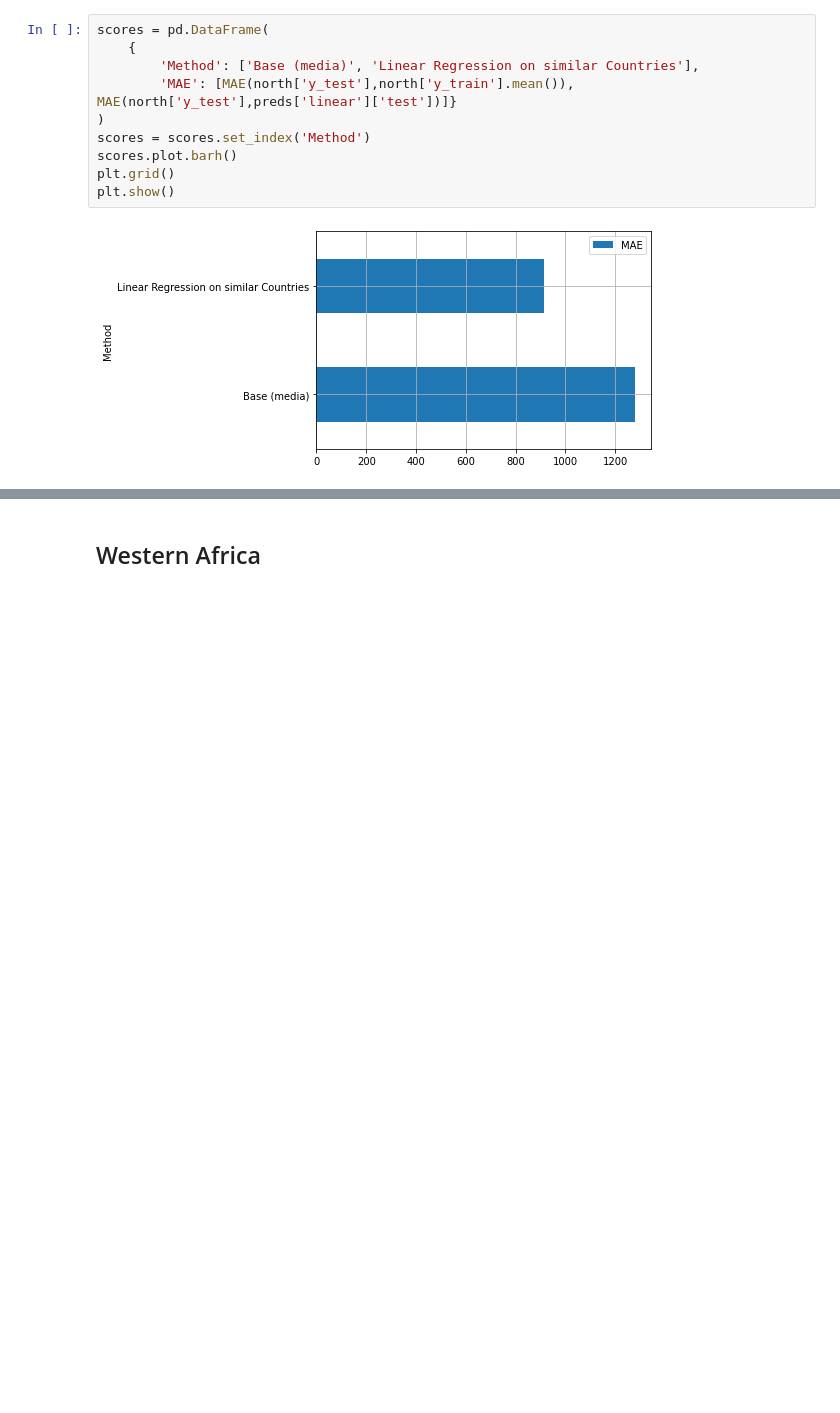
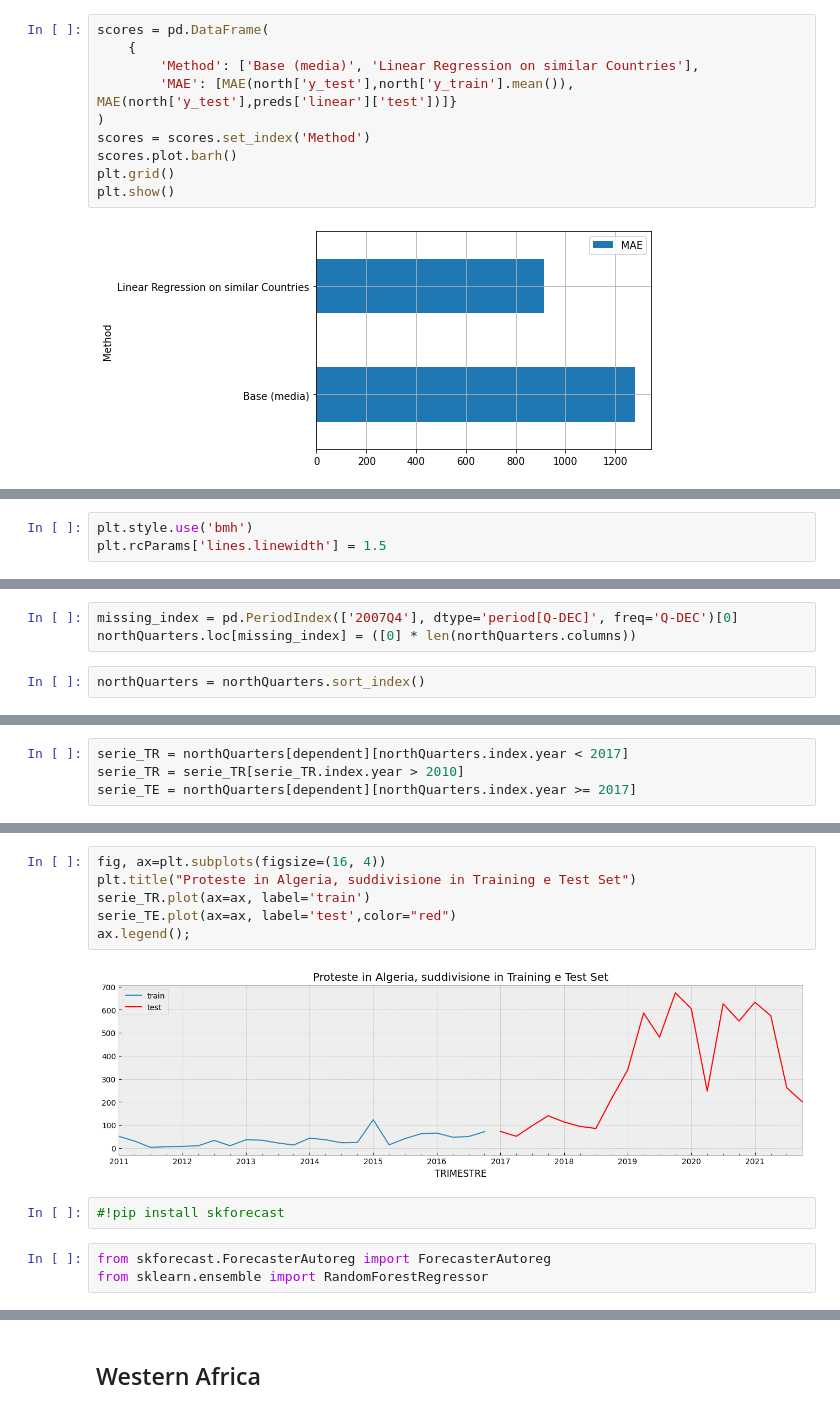
Before and after one commit to loremod/AfricaConflictsPrediction, a Jupyter notebook: Social Media Project.ipynb, the cells around one changed output, grey strips where cells are left out. Cells and saved outputs as stored; diff of their text form; blank space fills up the shorter version.

Commit message:
Add Time Series Analysis

```diff
--- a/Social Media Project.ipynb
+++ b/Social Media Project.ipynb
@@ -591,0 +600,3 @@ Rolling mean/Moving Average (MA) smooths out price data by creating a constantly
+# %%
+plt.style.use('bmh')
+plt.rcParams['lines.linewidth'] = 1.5
@@ -591,0 +622,5 @@ Rolling mean/Moving Average (MA) smooths out price data by creating a constantly
+# %%
+missing_index = pd.PeriodIndex(['2007Q4'], dtype='period[Q-DEC]', freq='Q-DEC')[0]
+northQuarters.loc[missing_index] = ([0] * len(northQuarters.columns))
+# %%
+northQuarters = northQuarters.sort_index()
@@ -591,0 +648,4 @@ Rolling mean/Moving Average (MA) smooths out price data by creating a constantly
+# %%
+serie_TR = northQuarters[dependent][northQuarters.index.year < 2017]
+serie_TR = serie_TR[serie_TR.index.year > 2010]
+serie_TE = northQuarters[dependent][northQuarters.index.year >= 2017]
@@ -591,0 +672,13 @@ Rolling mean/Moving Average (MA) smooths out price data by creating a constantly
+# %%
+fig, ax=plt.subplots(figsize=(16, 4))
+plt.title("Proteste in Algeria, suddivisione in Training e Test Set")
+serie_TR.plot(ax=ax, label='train')
+serie_TE.plot(ax=ax, label='test',color="red")
+ax.legend();
+# %% [output]
+[figure, added]
+# %%
+#!pip install skforecast
+# %%
+from skforecast.ForecasterAutoreg import ForecasterAutoreg
+from sklearn.ensemble import RandomForestRegressor
```
Also changed, not shown: parts of 145 cells of this notebook.
